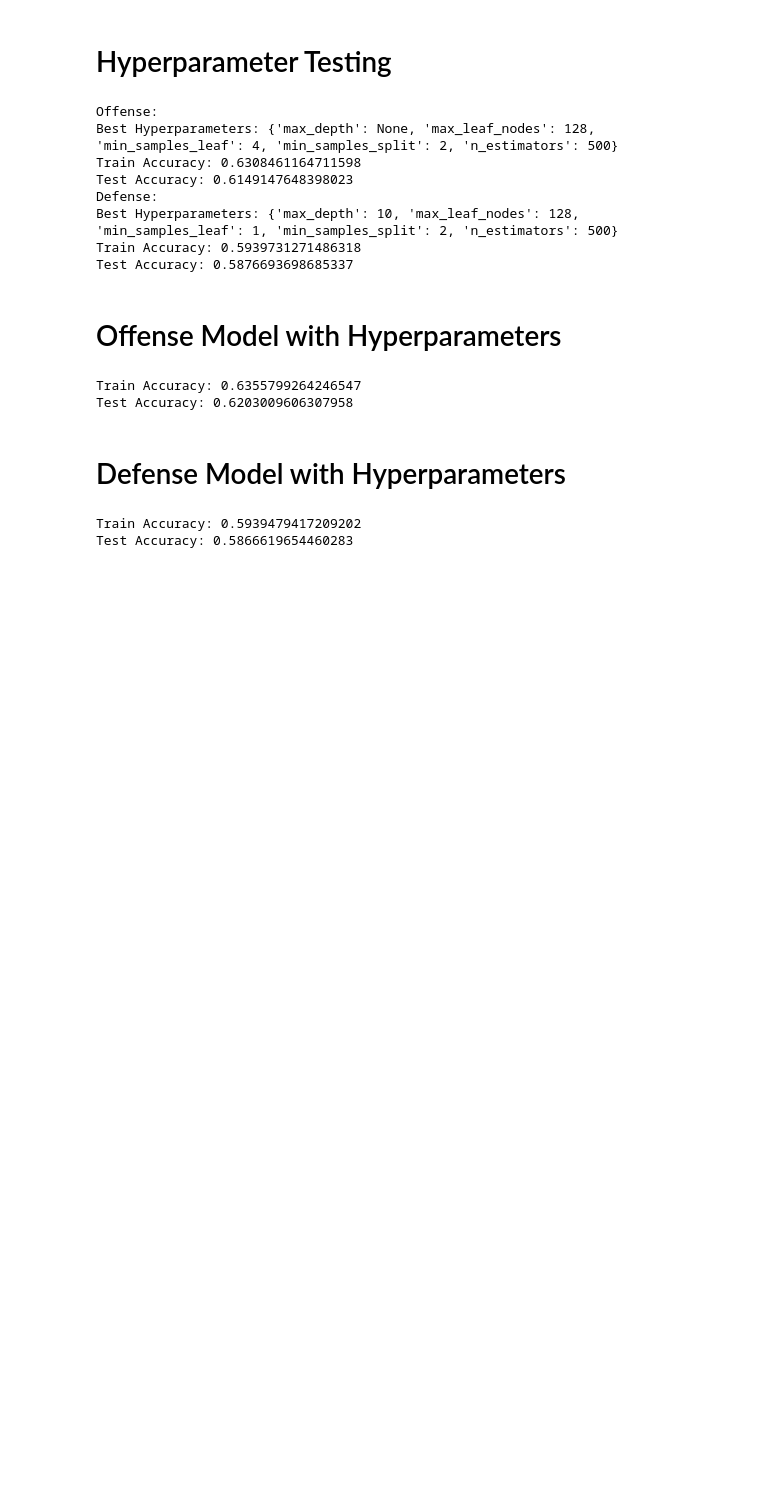
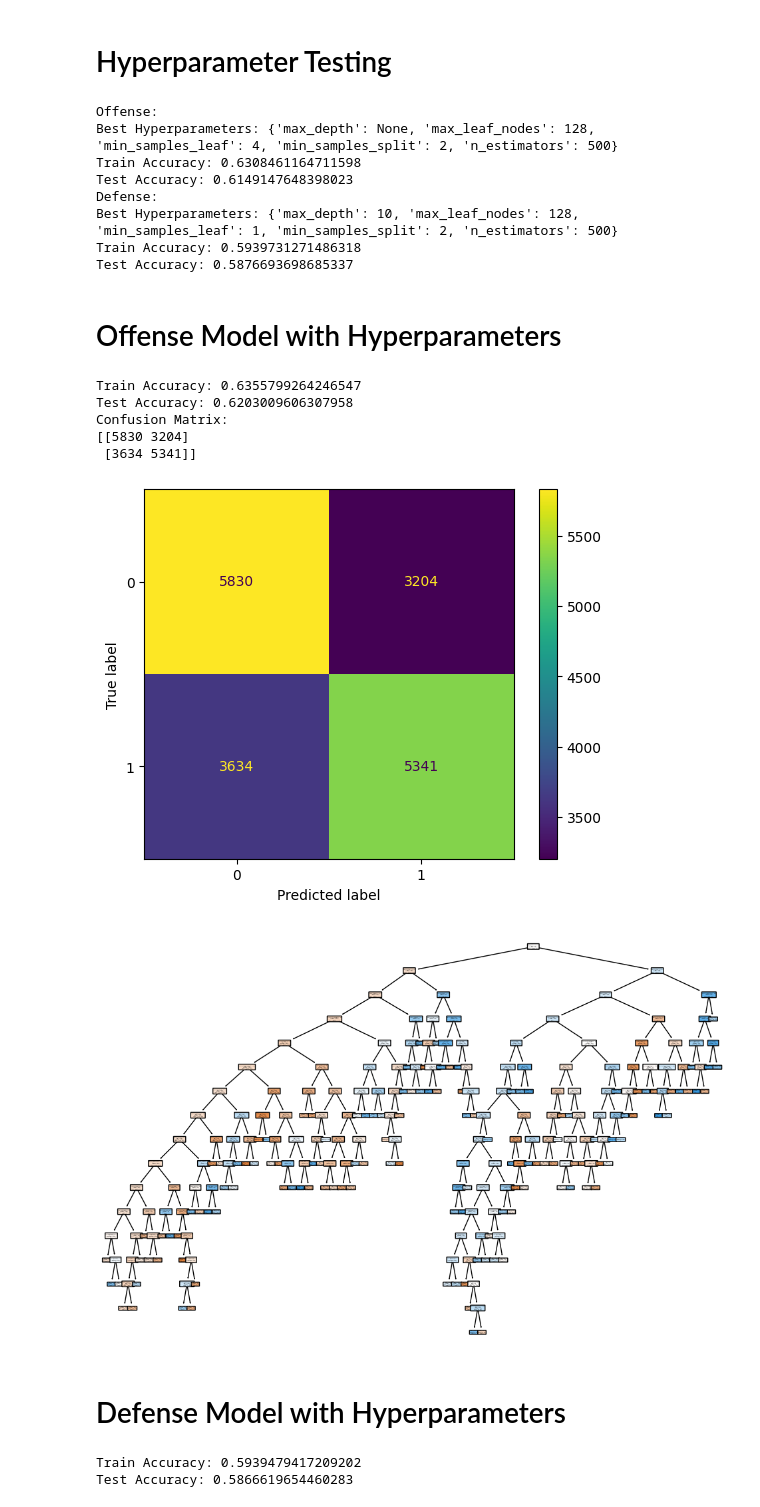
Before and after one commit to UTKML23/FinalProject, a Jupyter notebook: notebooks/RandomForest.ipynb, the cells around one changed output. Saved outputs shown, nothing was run; the diff lists cells and outputs as text; code cells hidden in the pictures; blank space fills up the shorter version.

```diff
--- a/notebooks/RandomForest.ipynb
+++ b/notebooks/RandomForest.ipynb
@@ -176,29 +176,55 @@ Test Accuracy: 0.5876693698685337
 # %% [markdown]
 # Offense Model with Hyperparameters
 # %%
+import matplotlib.pyplot as plt
+from sklearn.tree import plot_tree
+import numpy as np
+from sklearn.metrics import confusion_matrix, ConfusionMatrixDisplay
+
 # Split the data into training and testing sets
 X_train, X_test, y_train, y_test = train_test_split(offense.to_numpy(), y_offense, test_size=0.2, random_state=10)
 
 # These params are based off the hyperparam. testing above
-off_rf = RandomForestClassifier(max_features=None, max_depth=None, max_leaf_nodes=128, n_estimators=500, random_state=10, min_samples_leaf=4, min_samples_split=2, criterion='gini')
+off_rf = RandomForestClassifier(max_features=None, max_depth=None, max_leaf_nodes=128, n_estimators=500, random_state=10, min_samples_leaf=4, criterion='gini')
 off_rf.fit(X_train, y_train)
 
 # Make predictions on the train data
 train_pred = off_rf.predict(X_train)
 
 # Make predictions on the test data
 y_pred = off_rf.predict(X_test)
 
 # Evaluate the accuracy of the model
 accuracy = accuracy_score(y_train, train_pred)
 print(f"Train Accuracy: {accuracy}")
 
 # Evaluate the accuracy of the model
 accuracy = accuracy_score(y_test, y_pred)
 print(f"Test Accuracy: {accuracy}")
+
+# Confusion Matrix
+conf_matrix = confusion_matrix(y_test, y_pred)
+print("Confusion Matrix:")
+print(conf_matrix)
+
+# Plot Confusion Matrix
+disp = ConfusionMatrixDisplay(confusion_matrix=conf_matrix, display_labels=off_rf.classes_)
+disp.plot()
+plt.savefig('off_rf_conf.png', dpi=500)
+
+# Plot a random tree from the forest
+plt.figure(figsize=(12, 8))
+plot_tree(off_rf.estimators_[0], feature_names=offense.columns.tolist(), class_names=['0', '1'], filled=True, rounded=True)
+plt.savefig('off_rf_tree.png', dpi=500)
+plt.show()
 # %% [output]
 Train Accuracy: 0.6355799264246547
 Test Accuracy: 0.6203009606307958
+Confusion Matrix:
+[[5830 3204]
+ [3634 5341]]
+[figure, added]
+[figure, added]
 # %% [markdown]
 # Defense Model with Hyperparameters
 # %%
```
Also changed, not shown: parts of 3 cells of this notebook.
